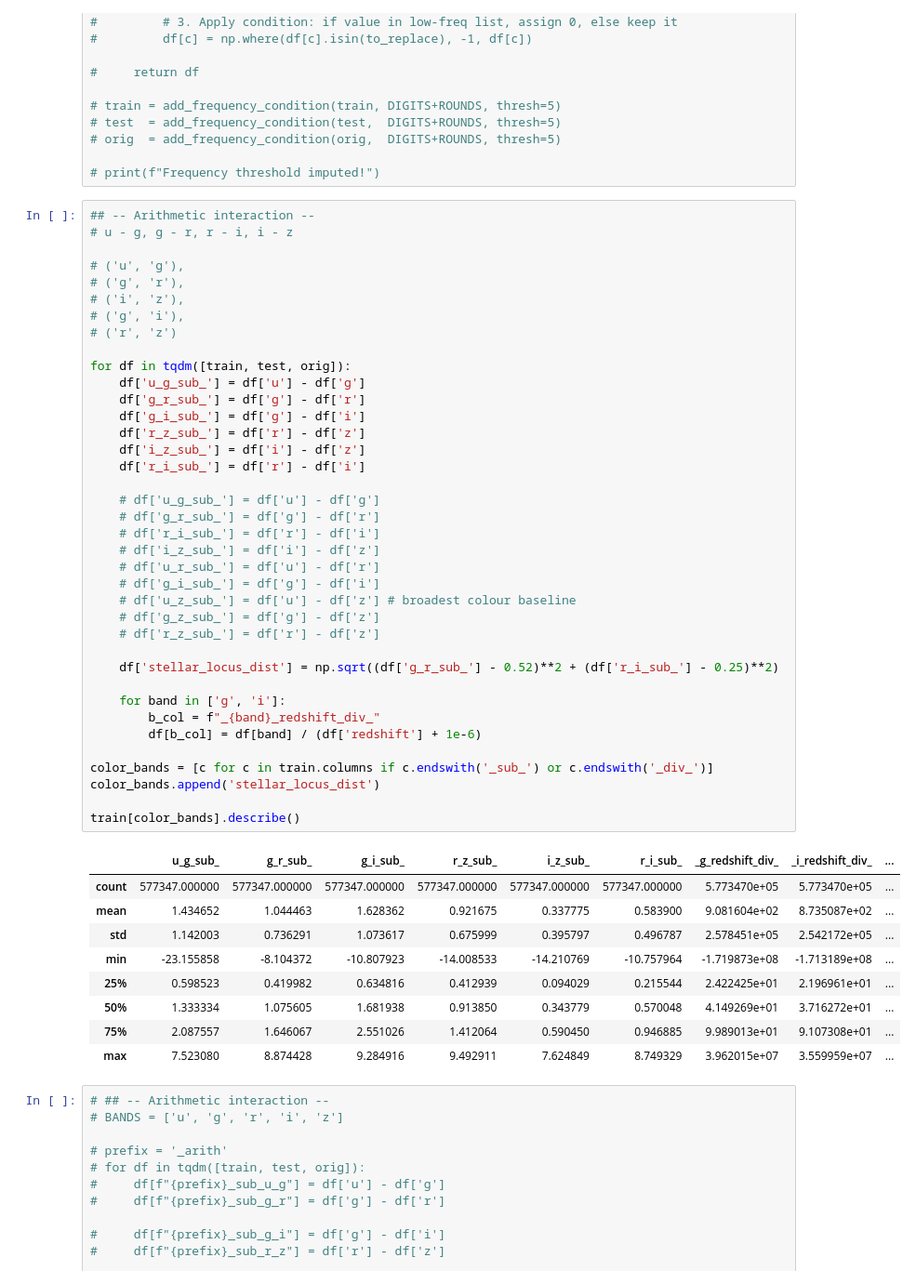
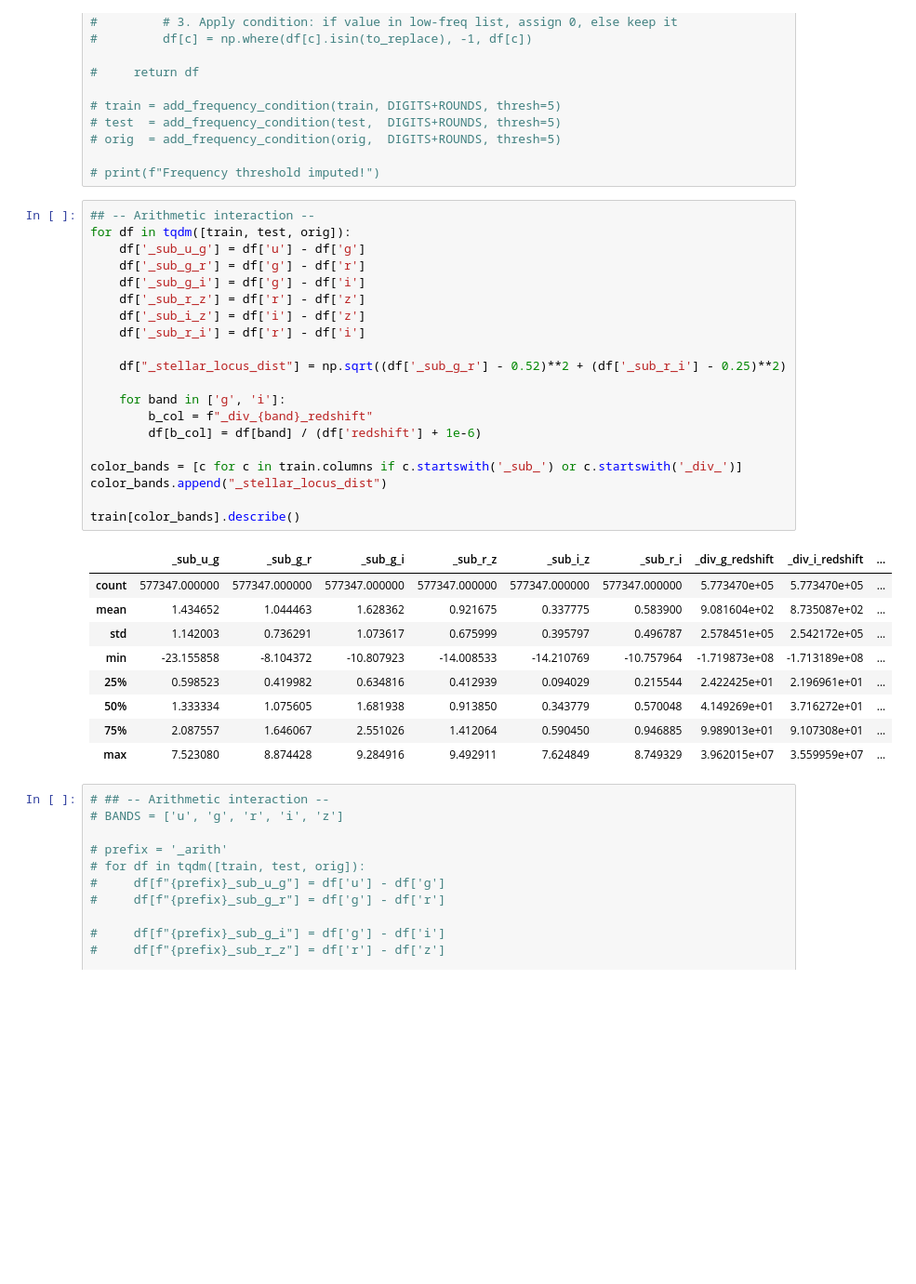
Before and after one commit to coded-sly/ps6e6-Stellar-Class, a Jupyter notebook: ps6e6-keras-fs-stellar.ipynb, the cells around one changed output. Shown at 93% size. Cells and saved outputs as stored; diff of their text form; blank space fills up the shorter version.

Commit message:
Kaggle Notebook | ps6e6 | Keras_FS | Stellar ✨ | fe1_256_256_128

```diff
--- a/ps6e6-keras-fs-stellar.ipynb
+++ b/ps6e6-keras-fs-stellar.ipynb
@@ -486,44 +485,26 @@ Features dropped: []
 # print(f"Frequency threshold imputed!")
 # %%
 ## -- Arithmetic interaction --
-# u - g, g - r, r - i, i - z
+for df in tqdm([train, test, orig]):
+    df['_sub_u_g'] = df['u'] - df['g']
+    df['_sub_g_r'] = df['g'] - df['r']
+    df['_sub_g_i'] = df['g'] - df['i']
+    df['_sub_r_z'] = df['r'] - df['z']
+    df['_sub_i_z'] = df['i'] - df['z']
+    df['_sub_r_i'] = df['r'] - df['i']
 
-# ('u', 'g'),
-# ('g', 'r'),
-# ('i', 'z'),
-# ('g', 'i'),
-# ('r', 'z')
-
-for df in tqdm([train, test, orig]):
-    df['u_g_sub_'] = df['u'] - df['g']
-    df['g_r_sub_'] = df['g'] - df['r']
-    df['g_i_sub_'] = df['g'] - df['i']
-    df['r_z_sub_'] = df['r'] - df['z']
-    df['i_z_sub_'] = df['i'] - df['z']
-    df['r_i_sub_'] = df['r'] - df['i']
-
-    # df['u_g_sub_'] = df['u'] - df['g']
-    # df['g_r_sub_'] = df['g'] - df['r']
-    # df['r_i_sub_'] = df['r'] - df['i']
-    # df['i_z_sub_'] = df['i'] - df['z']
-    # df['u_r_sub_'] = df['u'] - df['r']
-    # df['g_i_sub_'] = df['g'] - df['i']
-    # df['u_z_sub_'] = df['u'] - df['z'] # broadest colour baseline
-    # df['g_z_sub_'] = df['g'] - df['z']
-    # df['r_z_sub_'] = df['r'] - df['z']
-
-    df['stellar_locus_dist'] = np.sqrt((df['g_r_sub_'] - 0.52)**2 + (df['r_i_sub_'] - 0.25)**2)
+    df["_stellar_locus_dist"] = np.sqrt((df['_sub_g_r'] - 0.52)**2 + (df['_sub_r_i'] - 0.25)**2)
 
     for band in ['g', 'i']:
-        b_col = f"_{band}_redshift_div_"
+        b_col = f"_div_{band}_redshift"
         df[b_col] = df[band] / (df['redshift'] + 1e-6)
 
-color_bands = [c for c in train.columns if c.endswith('_sub_') or c.endswith('_div_')]
-color_bands.append('stellar_locus_dist')
+color_bands = [c for c in train.columns if c.startswith('_sub_') or c.startswith('_div_')]
+color_bands.append("_stellar_locus_dist")
 
 train[color_bands].describe()
 # %% [output]
-|  | u_g_sub_ | g_r_sub_ | g_i_sub_ | r_z_sub_ | i_z_sub_ | r_i_sub_ | _g_redshift_div_ | _i_redshift_div_ | ... |
+|  | _sub_u_g | _sub_g_r | _sub_g_i | _sub_r_z | _sub_i_z | _sub_r_i | _div_g_redshift | _div_i_redshift | ... |
 | count | 577347.000000 | 577347.000000 | 577347.000000 | 577347.000000 | 577347.000000 | 577347.000000 | 5.773470e+05 | 5.773470e+05 | ... |
 | mean | 1.434652 | 1.044463 | 1.628362 | 0.921675 | 0.337775 | 0.583900 | 9.081604e+02 | 8.735087e+02 | ... |
 | std | 1.142003 | 0.736291 | 1.073617 | 0.675999 | 0.395797 | 0.496787 | 2.578451e+05 | 2.542172e+05 | ... |
```
Also changed, not shown: parts of 13 cells of this notebook.
